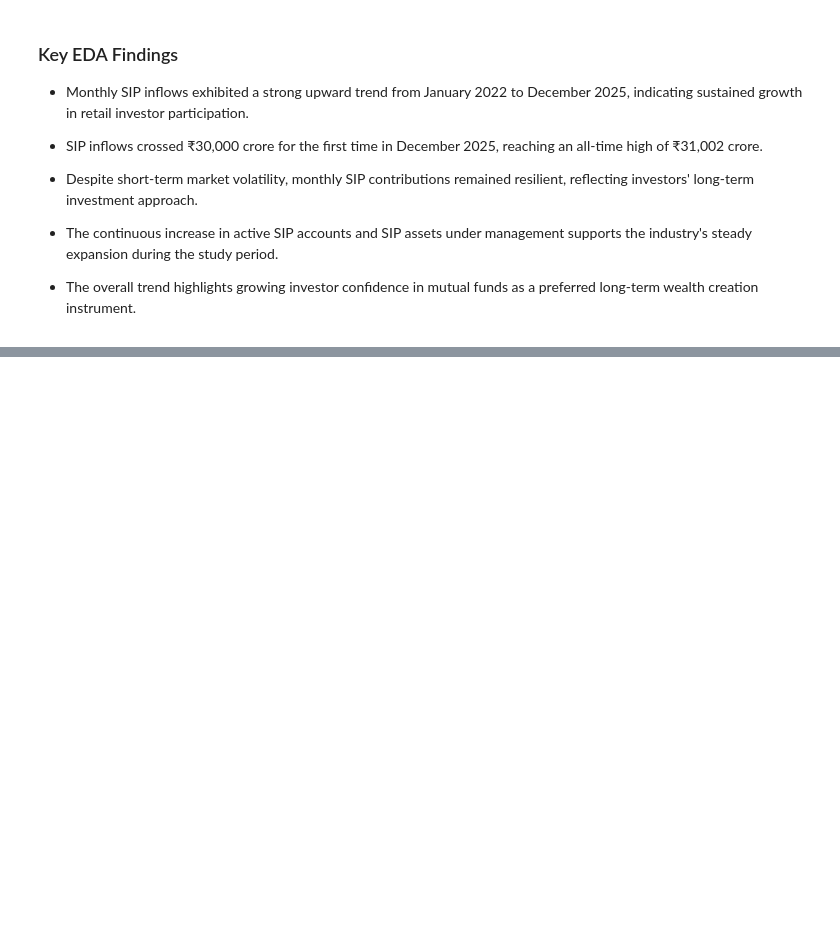
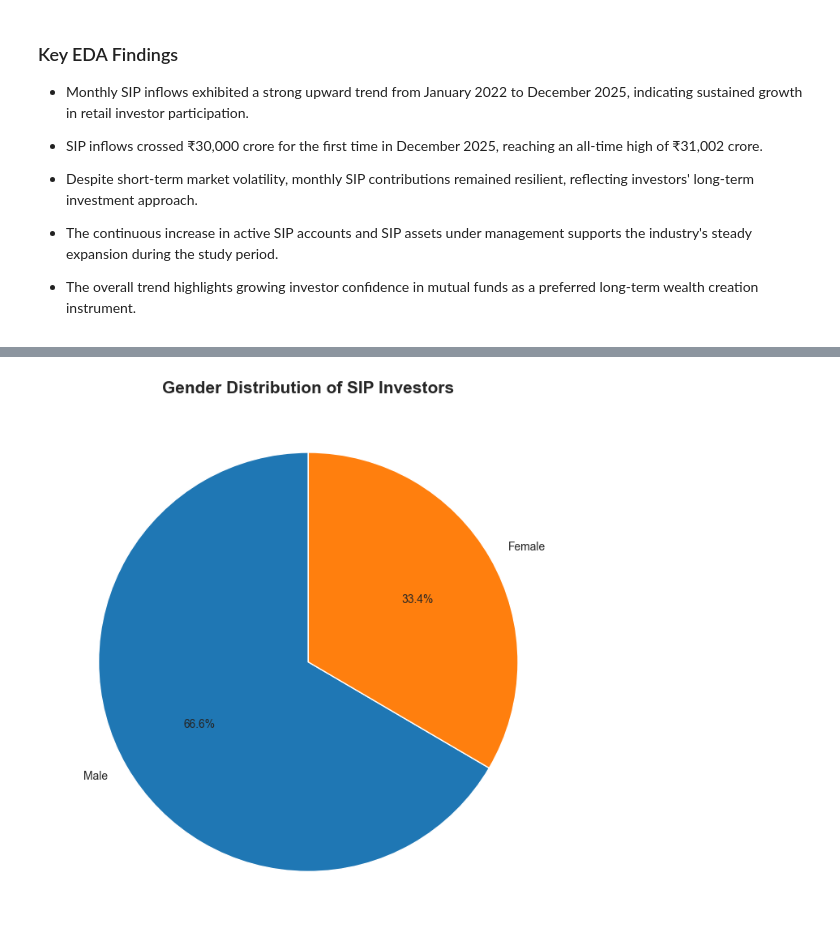
Before and after one commit to Reena-Ydv/Mutual_Fund_Analytics_Project, a Jupyter notebook: Notebooks/EDA_Analysis.ipynb, the cells around one changed output, grey strips where cells are left out. Saved outputs shown, nothing was run; the diff lists cells and outputs as text; code cells hidden in the pictures; blank space fills up the shorter version.

```diff
--- a/Notebooks/EDA_Analysis.ipynb
+++ b/Notebooks/EDA_Analysis.ipynb
@@ -451,0 +637,29 @@ TypeError: Type is not JSON serializable: Timestamp
+# %%
+gender_counts = sip_transactions["gender"].value_counts()
+
+plt.figure(figsize=(7,7))
+
+plt.pie(
+    gender_counts,
+    labels=gender_counts.index,
+    autopct="%1.1f%%",
+    startangle=90
+)
+
+plt.title(
+    "Gender Distribution of SIP Investors",
+    fontsize=15,
+    fontweight="bold"
+)
+
+plt.tight_layout()
+
+plt.savefig(
+    "../Reports/Charts/gender_distribution.png",
+    dpi=300,
+    bbox_inches="tight"
+)
+
+plt.show()
+# %% [output]
+[figure, added]
```
Also changed, not shown: parts of 48 cells of this notebook, 11 other files.
